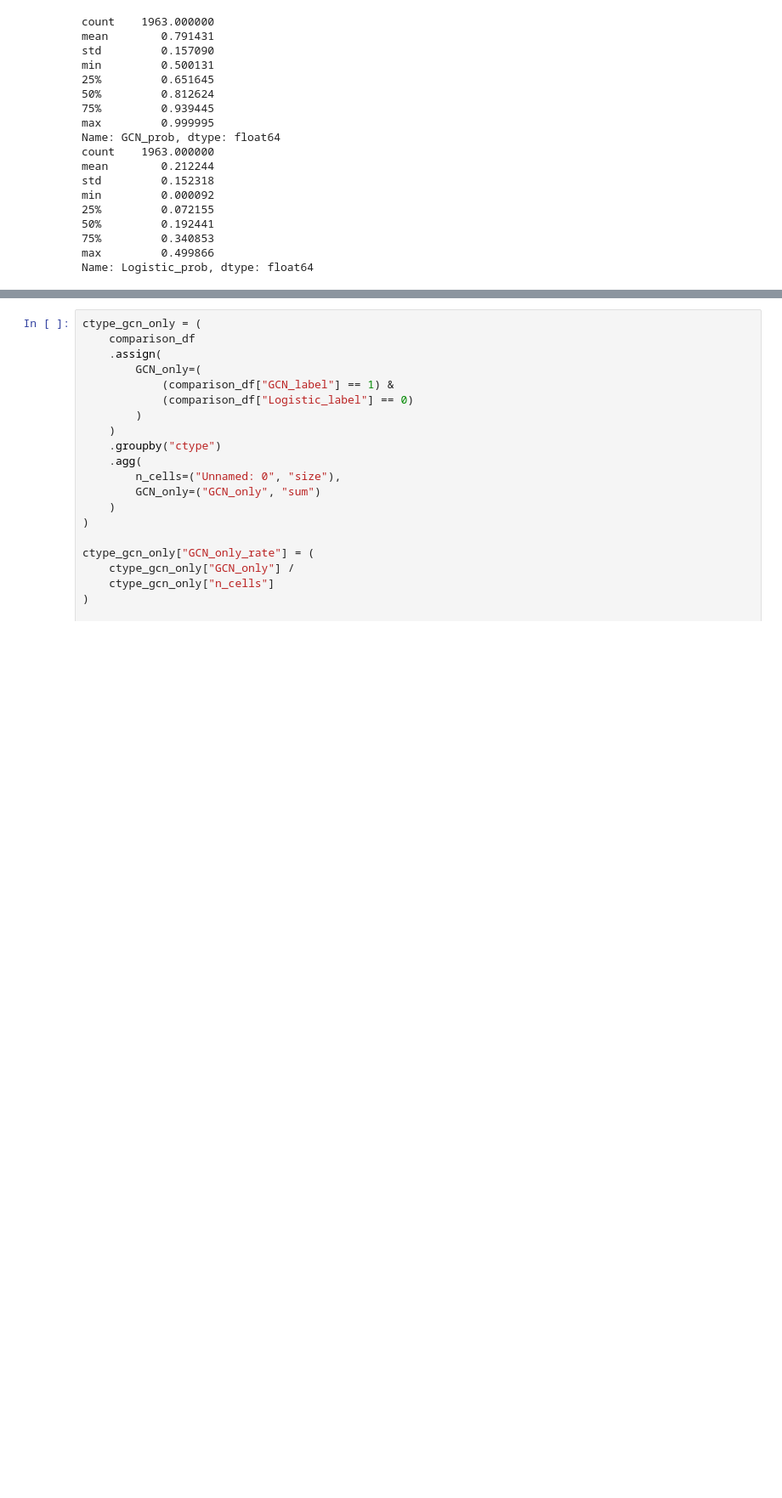
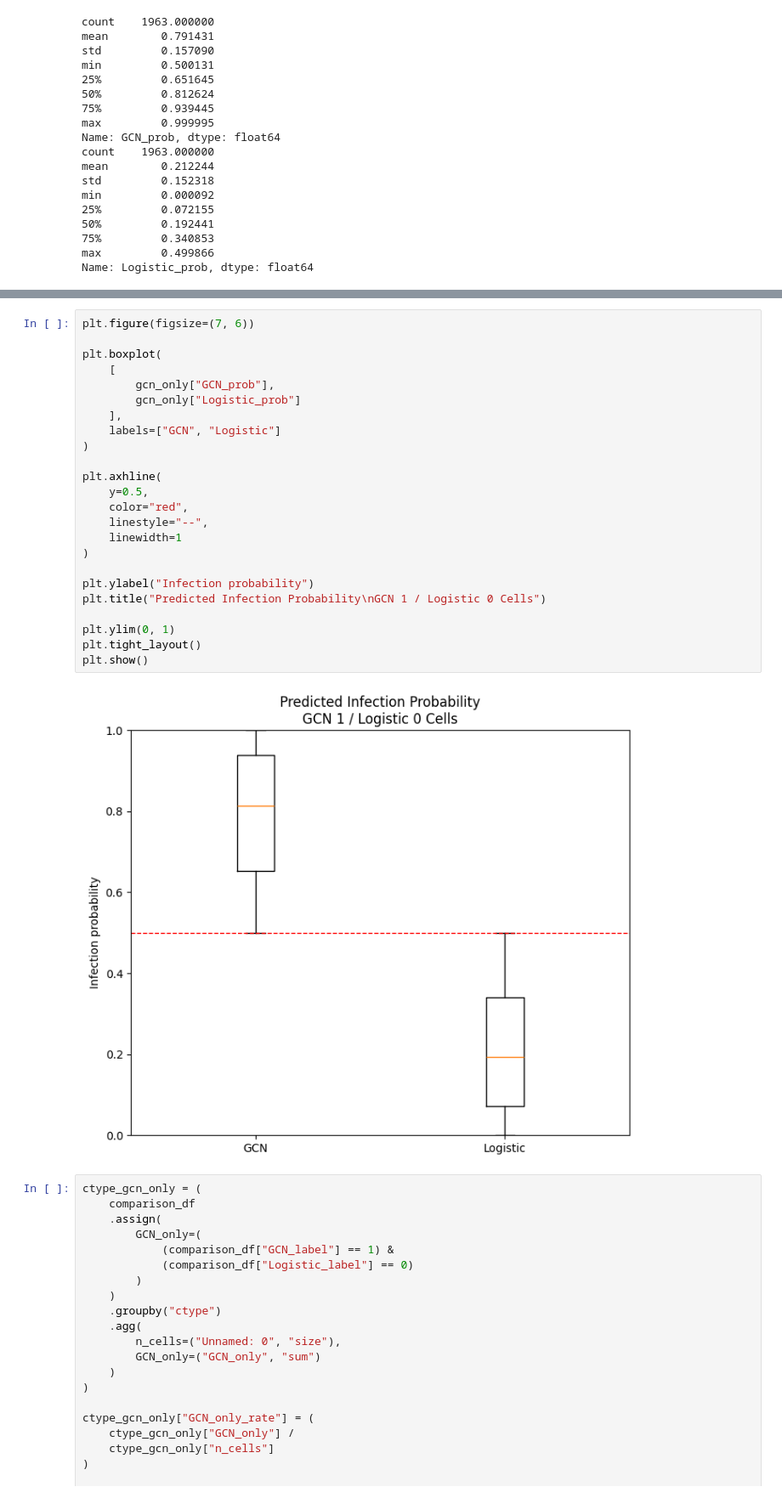
Before and after one commit to Lai-jun-yan/Academia-Sinica-internship-project, a Jupyter notebook: Aim_2/Ravindra2021.raw_count.stdprep.h5ad的細胞標籤/將mock拿掉重跑/其他機器學習模型/08_06簡報分析修正_log.ipynb, the cells around one changed output, grey strips where cells are left out. Shown at 85% size. Drawn from its saved outputs; the diff is of its cells as text; blank space fills up the shorter version.

```diff
--- a/Aim_2/Ravindra2021.raw_count.stdprep.h5ad的細胞標籤/將mock拿掉重跑/其他機器學習模型/08_06簡報分析修正_log.ipynb
+++ b/Aim_2/Ravindra2021.raw_count.stdprep.h5ad的細胞標籤/將mock拿掉重跑/其他機器學習模型/08_06簡報分析修正_log.ipynb
@@ -341,3 +384,29 @@ Name: Logistic_prob, dtype: float64
+# %%
+plt.figure(figsize=(7, 6))
+
+plt.boxplot(
+    [
+        gcn_only["GCN_prob"],
+        gcn_only["Logistic_prob"]
+    ],
+    labels=["GCN", "Logistic"]
+)
+
+plt.axhline(
+    y=0.5,
+    color="red",
+    linestyle="--",
+    linewidth=1
+)
+
+plt.ylabel("Infection probability")
+plt.title("Predicted Infection Probability\nGCN 1 / Logistic 0 Cells")
+
+plt.ylim(0, 1)
+plt.tight_layout()
+plt.show()
+# %% [output]
+[figure, added]
 # %%
 ctype_gcn_only = (
     comparison_df
```
Also changed, not shown: parts of 4 cells of this notebook.
